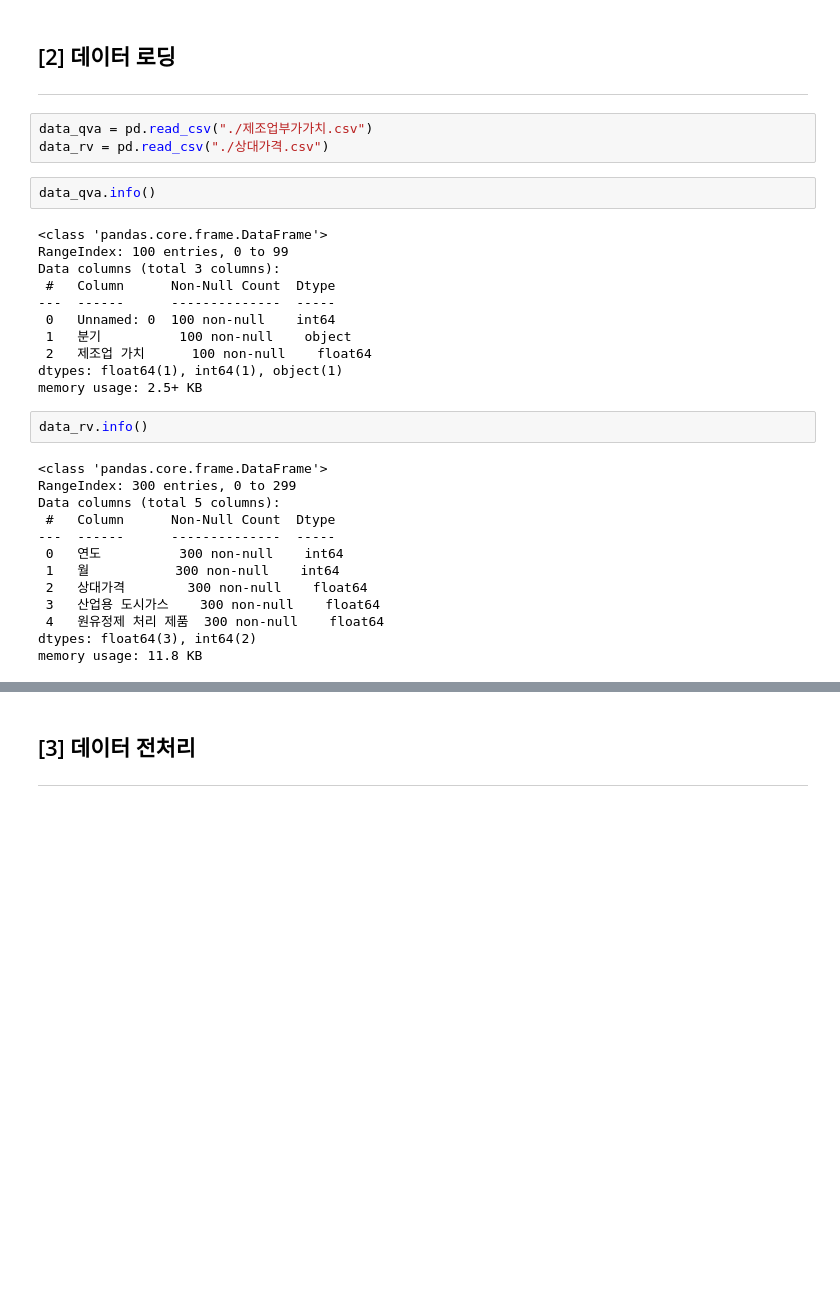
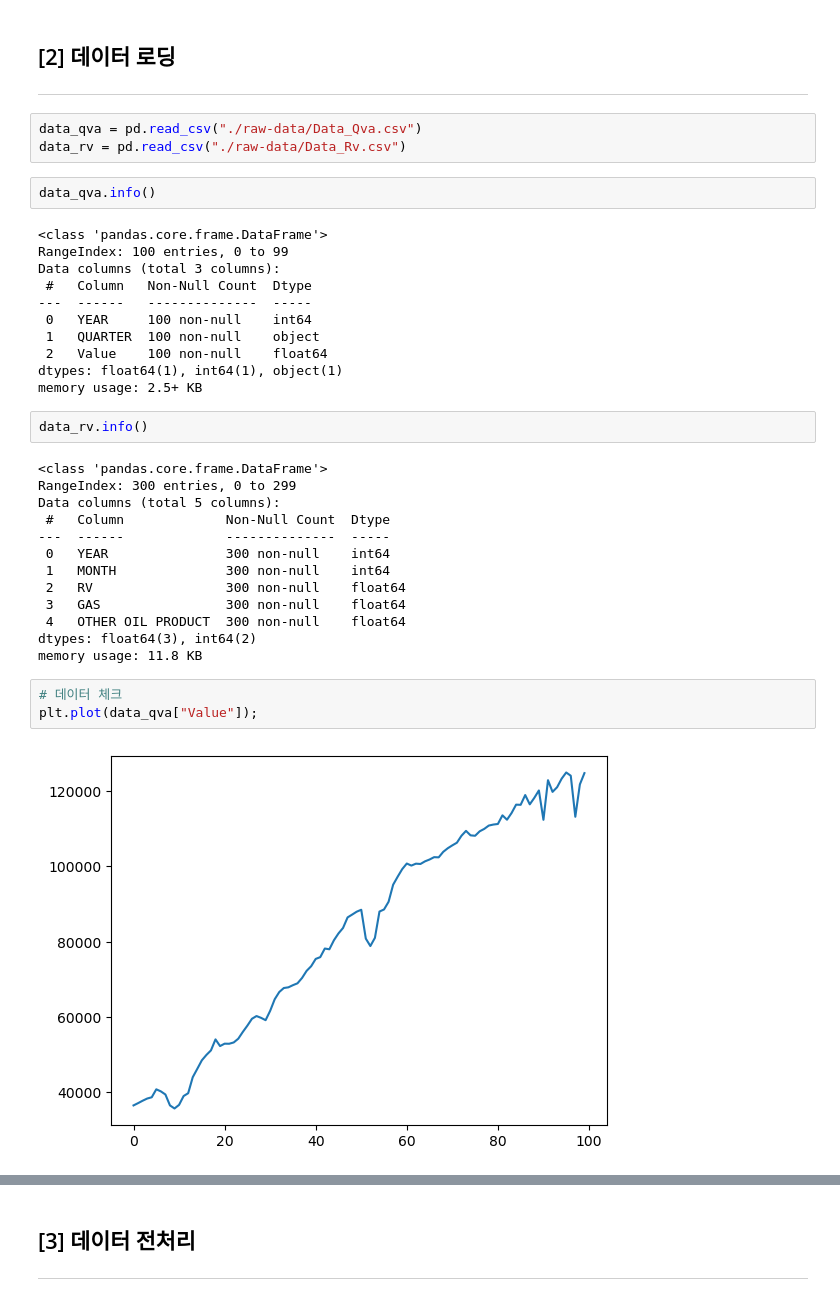
Before and after one commit to knu-tomato/bigstar-kogas, a Jupyter notebook: Preprocessing/Preprocessing-final/data-preprocessing.ipynb, the cells around one changed output, grey strips where cells are left out. Saved outputs shown, nothing was run; the diff lists cells and outputs as text; blank space fills up the shorter version.

```diff
--- a/Preprocessing/Preprocessing-final/data-preprocessing.ipynb
+++ b/Preprocessing/Preprocessing-final/data-preprocessing.ipynb
@@ -39,19 +39,19 @@ def connect_year_month(data: pd.DataFrame, year: str, month: str, is_num=True):
 ## [2] 데이터 로딩
 ---
 # %%
-data_qva = pd.read_csv("./제조업부가가치.csv")
-data_rv = pd.read_csv("./상대가격.csv")
+data_qva = pd.read_csv("./raw-data/Data_Qva.csv")
+data_rv = pd.read_csv("./raw-data/Data_Rv.csv")
 # %%
 data_qva.info()
 # %% [output]
 <class 'pandas.core.frame.DataFrame'>
 RangeIndex: 100 entries, 0 to 99
 Data columns (total 3 columns):
- #   Column      Non-Null Count  Dtype
----  ------      --------------  -----
- 0   Unnamed: 0  100 non-null    int64
- 1   분기          100 non-null    object
- 2   제조업 가치      100 non-null    float64
+ #   Column   Non-Null Count  Dtype
+---  ------   --------------  -----
+ 0   YEAR     100 non-null    int64
+ 1   QUARTER  100 non-null    object
+ 2   Value    100 non-null    float64
 dtypes: float64(1), int64(1), object(1)
 memory usage: 2.5+ KB
 # %%
@@ -60,12 +60,17 @@ data_rv.info()
 <class 'pandas.core.frame.DataFrame'>
 RangeIndex: 300 entries, 0 to 299
 Data columns (total 5 columns):
- #   Column      Non-Null Count  Dtype
----  ------      --------------  -----
- 0   연도          300 non-null    int64
- 1   월           300 non-null    int64
- 2   상대가격        300 non-null    float64
- 3   산업용 도시가스    300 non-null    float64
- 4   원유정제 처리 제품  300 non-null    float64
+ #   Column             Non-Null Count  Dtype
+---  ------             --------------  -----
+ 0   YEAR               300 non-null    int64
+ 1   MONTH              300 non-null    int64
+ 2   RV                 300 non-null    float64
+ 3   GAS                300 non-null    float64
+ 4   OTHER OIL PRODUCT  300 non-null    float64
 dtypes: float64(3), int64(2)
 memory usage: 11.8 KB
+# %%
+# 데이터 체크
+plt.plot(data_qva["Value"]);
+# %% [output]
+[figure, added]
```
Also changed, not shown: parts of 1 cell of this notebook, 15 other files.
